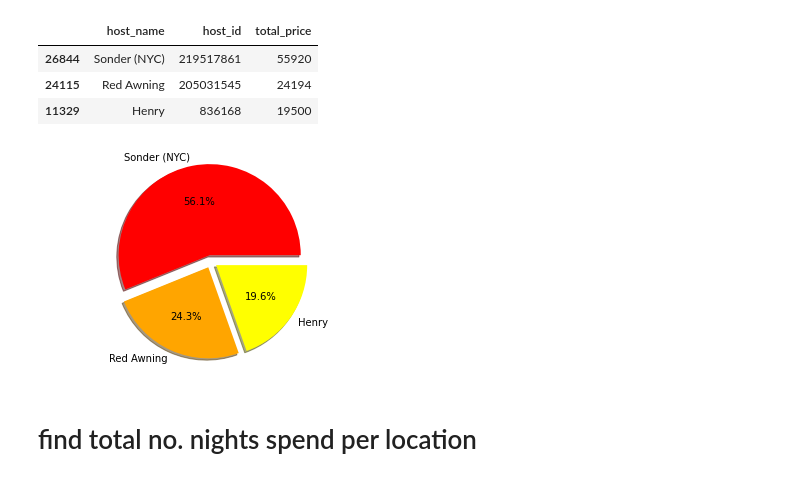
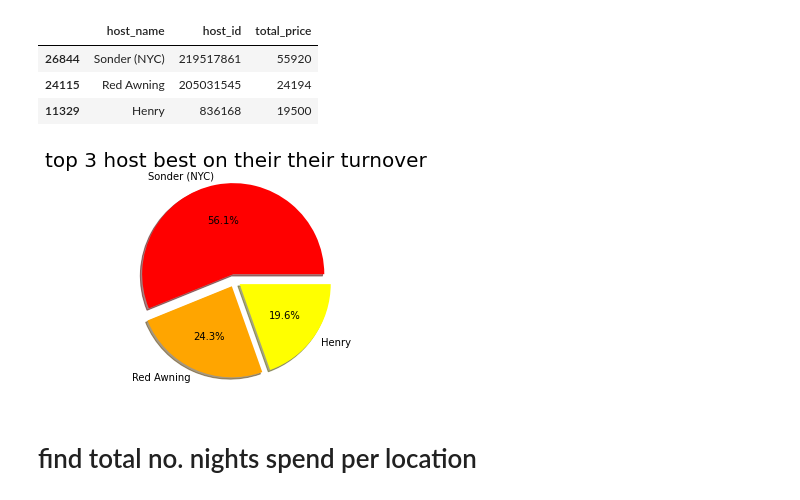
Before and after one commit to suloymandal9/Airbnb--data--analysis, a Jupyter notebook: airbnb.ipynb, the cells around one changed output. Cells and saved outputs as stored; diff of their text form; code cells hidden in the pictures.

```diff
--- a/airbnb.ipynb
+++ b/airbnb.ipynb
@@ -157,11 +157,11 @@ explode = (0.07, 0.07, 0.07)
 # %%
 #creating pie chart
 plt.pie(sizes,explode=explode,labels=labels,colors=colors,autopct='%1.1f%%',shadow=True)
-
+plt.title('top 3 host best on their their turnover', fontsize=20)
 plt.axis("equal")
 plt.show()
 # %% [output]
-[figure, old version]
+[figure, new version]
 # %% [markdown]
 # find total no. nights spend per location
 # %%
```
Also changed, not shown: parts of 2 cells of this notebook.
